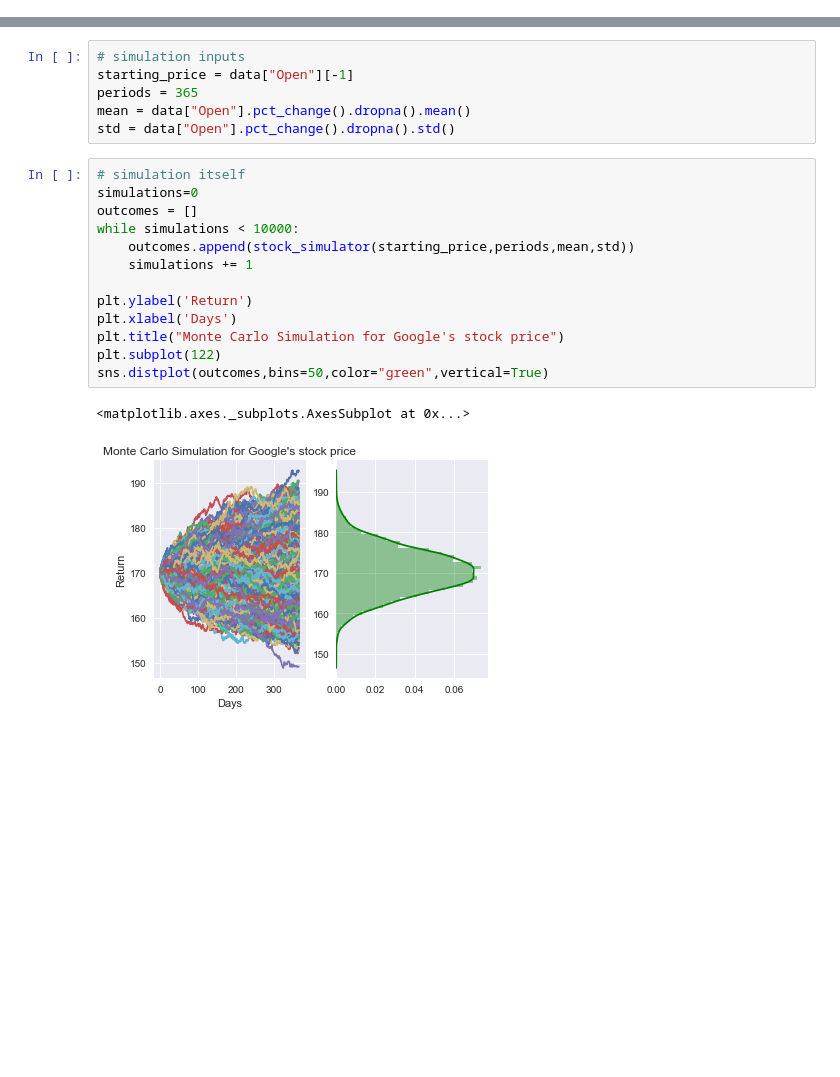
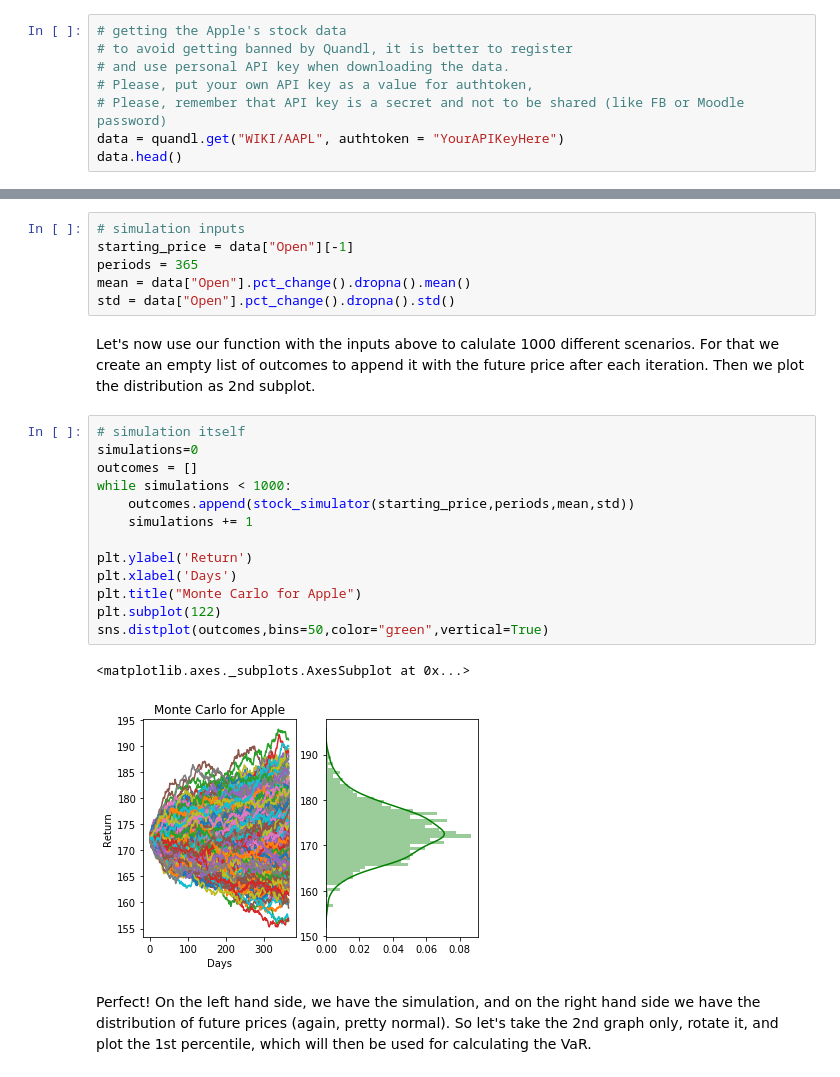
Before and after one commit to HrantDavtyan/Business_Analytics_MSSM, a Jupyter notebook: Stock_MC.ipynb, the cells around one changed output, grey strips where cells are left out. Drawn from its saved outputs; the diff is of its cells as text; blank space fills up the shorter version.

```diff
--- a/Stock_MC.ipynb
+++ b/Stock_MC.ipynb
@@ -28,0 +15,8 @@ plt.show()
+# %%
+# getting the Apple's stock data
+# to avoid getting banned by Quandl, it is better to register
+# and use personal API key when downloading the data.
+# Please, put your own API key as a value for authtoken,
+# Please, remember that API key is a secret and not to be shared (like FB or Moodle password)
+data = quandl.get("WIKI/AAPL", authtoken = "YourAPIKeyHere")
+data.head()
@@ -67,20 +103,24 @@ starting_price = data["Open"][-1]
 periods = 365
 mean = data["Open"].pct_change().dropna().mean()
 std = data["Open"].pct_change().dropna().std()
+# %% [markdown]
+Let's now use our function with the inputs above to calulate 1000 different scenarios. For that we create an empty list of outcomes to append it with the future price after each iteration. Then we plot the distribution as 2nd subplot.
 # %%
 # simulation itself
 simulations=0
 outcomes = []
-while simulations < 10000:
+while simulations < 1000:
     outcomes.append(stock_simulator(starting_price,periods,mean,std))
     simulations += 1
 
 plt.ylabel('Return')
 plt.xlabel('Days')
-plt.title("Monte Carlo Simulation for Google's stock price")
+plt.title("Monte Carlo for Apple")
 plt.subplot(122)
 sns.distplot(outcomes,bins=50,color="green",vertical=True)
 # %% [output]
 <matplotlib.axes._subplots.AxesSubplot at 0x...>
-[figure, old version]
+[figure, new version]
+# %% [markdown]
+Perfect! On the left hand side, we have the simulation, and on the right hand side we have the distribution of future prices (again, pretty normal). So let's take the 2nd graph only, rotate it, and plot the 1st percentile, which will then be used for calculating the VaR.
 # %%
```
Also changed, not shown: parts of 15 cells of this notebook.
